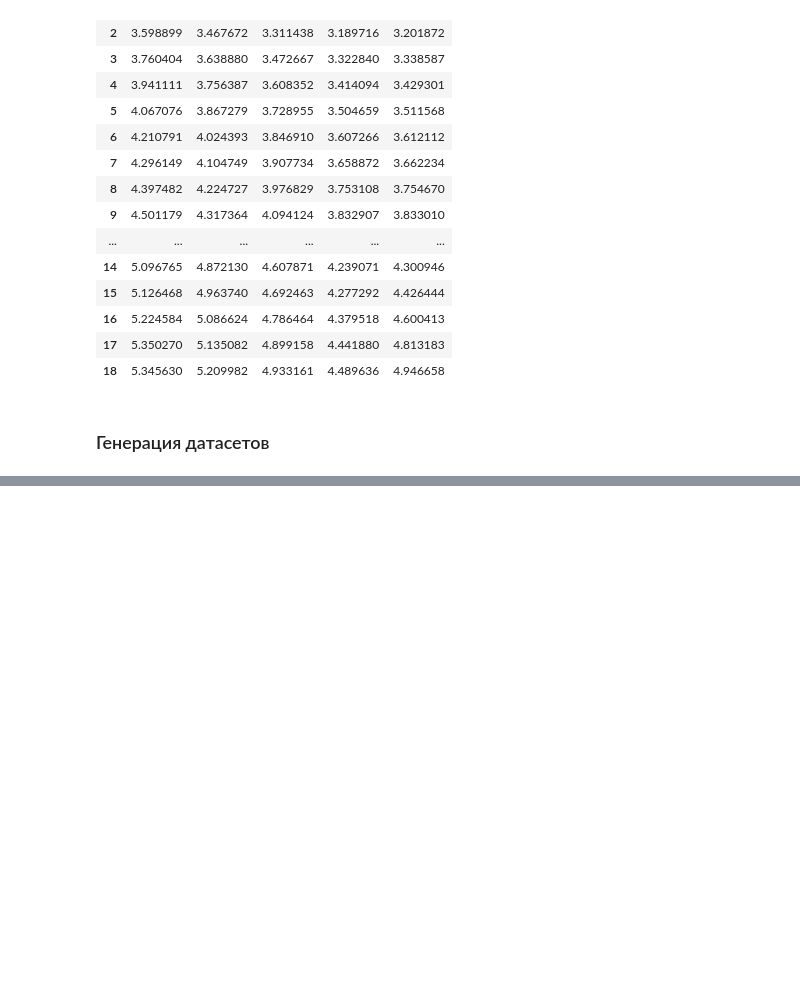
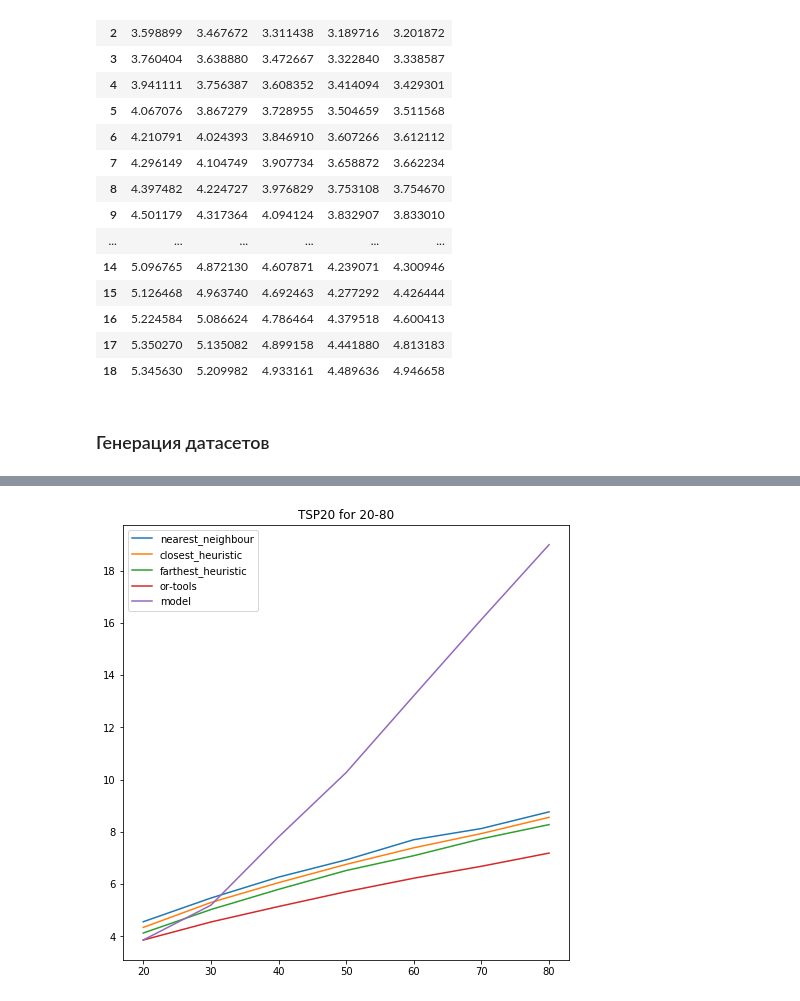
Before and after one commit to Arssel/TSP_RL, a Jupyter notebook: Experiments.ipynb, the cells around one changed output, grey strips where cells are left out. Saved outputs shown, nothing was run; the diff lists cells and outputs as text; code cells hidden in the pictures; blank space fills up the shorter version.

```diff
--- a/Experiments.ipynb
+++ b/Experiments.ipynb
@@ -162,0 +195,8 @@ for n in np.arange(20, 90, 10):
+# %%
+fig = plt.figure(figsize=(8,8))
+plt.plot(df_20)
+plt.title('TSP20 for 20-80')
+plt.legend(columns)
+plt.savefig('TSP20 for 20-80.png')
+# %% [output]
+[figure, added]
```
Also changed, not shown: parts of 13 cells of this notebook.
